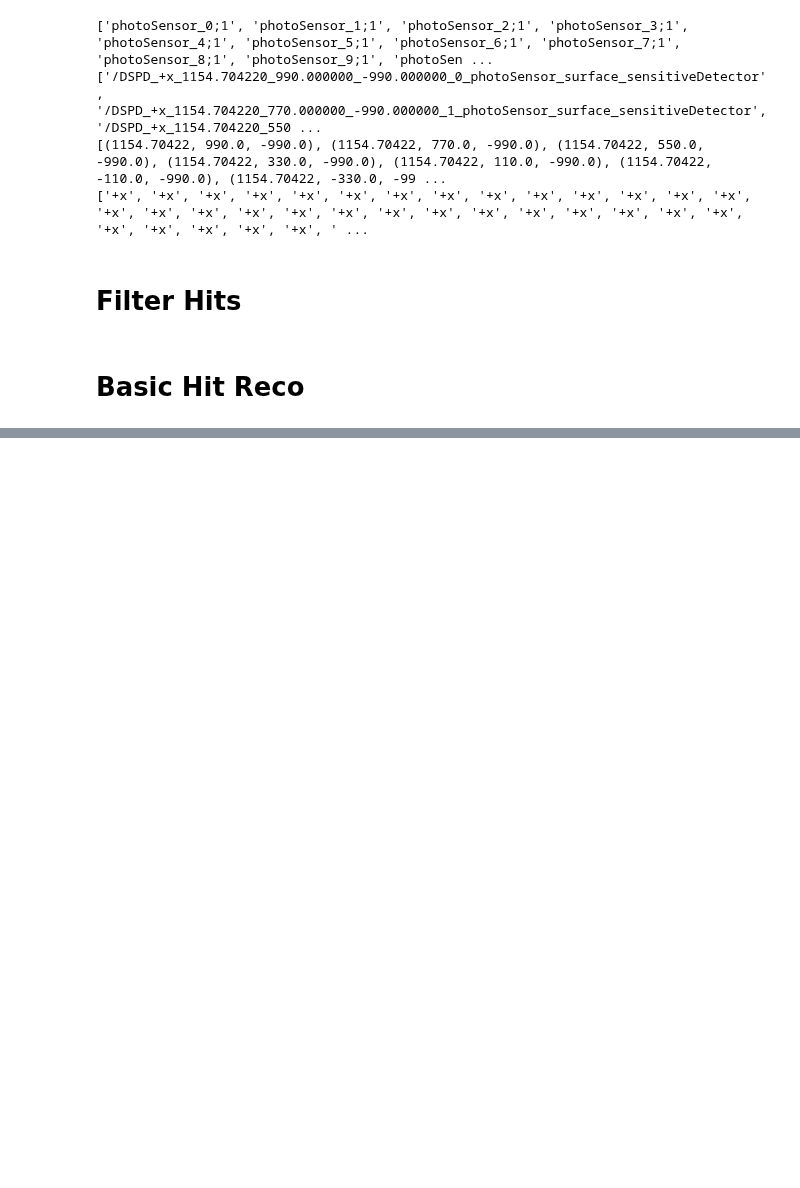
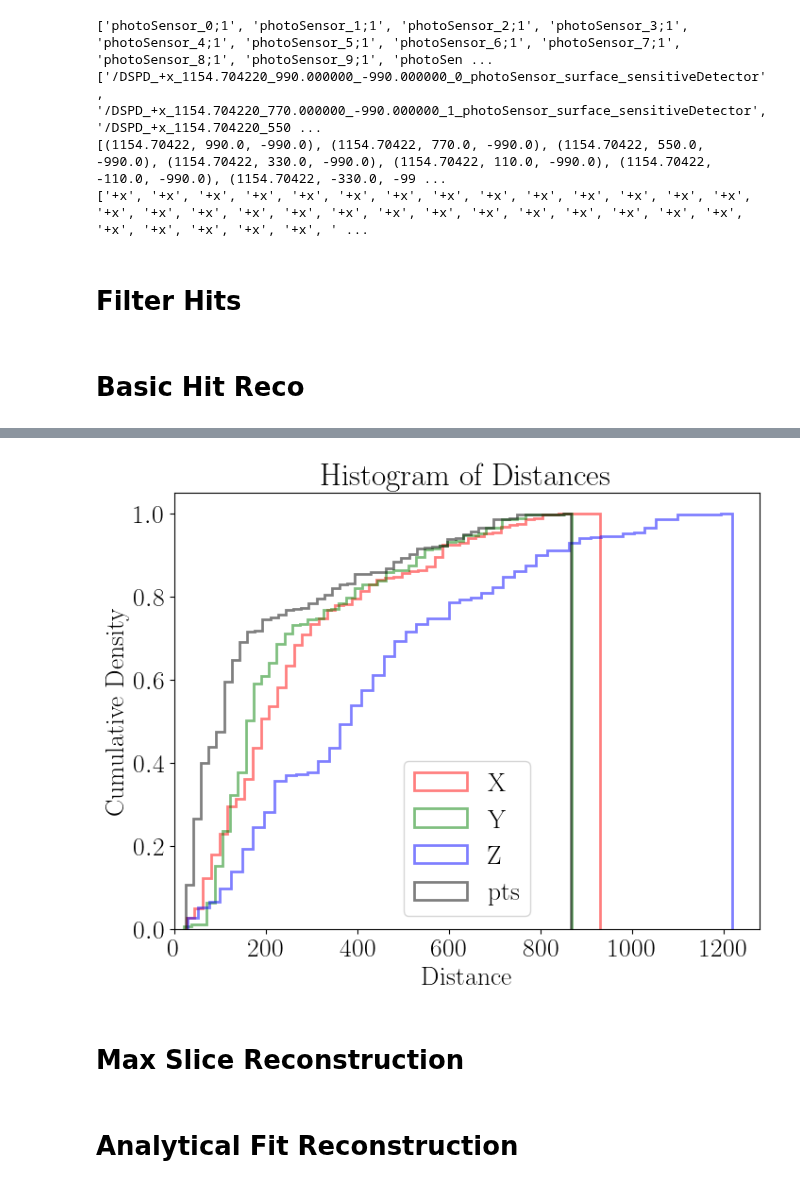
Before and after one commit to Noah-Everett/DSPS-Detector, a Jupyter notebook: analysis/trackAnalysis.ipynb, the cells around one changed output, grey strips where cells are left out. Saved outputs shown, nothing was run; the diff lists cells and outputs as text; code cells hidden in the pictures; blank space fills up the shorter version.

```diff
--- a/analysis/trackAnalysis.ipynb
+++ b/analysis/trackAnalysis.ipynb
@@ -101,0 +240,42 @@ plt.show()
+# %%
+# %matplotlib inline
+
+X_true = np.array(df_primary['position'].to_list()).reshape(-1,3)
+X_true = X_true[np.where((X_true[:, 0] <  DETECTOR_SIZE_X_MM) & (X_true[:, 1] <  DETECTOR_SIZE_Y_MM) & (X_true[:, 2] <  DETECTOR_SIZE_Z_MM)
+                       & (X_true[:, 0] > -DETECTOR_SIZE_X_MM) & (X_true[:, 1] > -DETECTOR_SIZE_Y_MM) & (X_true[:, 2] > -DETECTOR_SIZE_Z_MM))]
+distances_X = cdist(np.array(df_primary['position'].to_list()).reshape(-1,3), X)
+distances_X = np.min(distances_X, axis=1)
+
+Y_true = np.array(df_primary['position'].to_list()).reshape(-1,3)
+Y_true = Y_true[np.where((Y_true[:, 0] <  DETECTOR_SIZE_X_MM) & (Y_true[:, 1] <  DETECTOR_SIZE_Y_MM) & (Y_true[:, 2] <  DETECTOR_SIZE_Z_MM)
+                       & (Y_true[:, 0] > -DETECTOR_SIZE_X_MM) & (Y_true[:, 1] > -DETECTOR_SIZE_Y_MM) & (Y_true[:, 2] > -DETECTOR_SIZE_Z_MM))]
+distances_Y = cdist(np.array(df_primary['position'].to_list()).reshape(-1,3), Y)
+distances_Y = np.min(distances_Y, axis=1)
+
+Z_true = np.array(df_primary['position'].to_list()).reshape(-1,3)
+Z_true = Z_true[np.where((Z_true[:, 0] <  DETECTOR_SIZE_X_MM) & (Z_true[:, 1] <  DETECTOR_SIZE_Y_MM) & (Z_true[:, 2] <  DETECTOR_SIZE_Z_MM)
+                       & (Z_true[:, 0] > -DETECTOR_SIZE_X_MM) & (Z_true[:, 1] > -DETECTOR_SIZE_Y_MM) & (Z_true[:, 2] > -DETECTOR_SIZE_Z_MM))]
+distances_Z = cdist(np.array(df_primary['position'].to_list()).reshape(-1,3), Z)
+distances_Z = np.min(distances_Z, axis=1)
+
+pts_true = np.array(df_primary['position'].to_list()).reshape(-1,3)
+pts_true = pts_true[np.where((pts_true[:, 0] <  DETECTOR_SIZE_X_MM) & (pts_true[:, 1] <  DETECTOR_SIZE_Y_MM) & (pts_true[:, 2] <  DETECTOR_SIZE_Z_MM)
+                       & (pts_true[:, 0] > -DETECTOR_SIZE_X_MM) & (pts_true[:, 1] > -DETECTOR_SIZE_Y_MM) & (pts_true[:, 2] > -DETECTOR_SIZE_Z_MM))]
+distances_pts = cdist(np.array(df_primary['position'].to_list()).reshape(-1,3), pts)
+distances_pts = np.min(distances_pts, axis=1)
+
+fig, ax = plt.subplots(figsize=(8, 6))
+ax.hist(distances_X  , bins=50, color='r', alpha=0.5, label='X'  , histtype='step', cumulative=True, density=True, linewidth=2)
+ax.hist(distances_Y  , bins=50, color='g', alpha=0.5, label='Y'  , histtype='step', cumulative=True, density=True, linewidth=2)
+ax.hist(distances_Z  , bins=50, color='b', alpha=0.5, label='Z'  , histtype='step', cumulative=True, density=True, linewidth=2)
+ax.hist(distances_pts, bins=50, color='k', alpha=0.5, label='pts', histtype='step', cumulative=True, density=True, linewidth=2)
+ax.set_xlabel('Distance')
+ax.set_ylabel('Cumulative Density')
+ax.set_title('Histogram of Distances')
+ax.set_xlim(xmin=0)
+ax.legend()
+fig.show()
+# %% [output]
+[figure, added]
+# %% [markdown]
+# Max Slice Reconstruction
@@ -101,0 +314,2 @@ plt.show()
+# %% [markdown]
+# Analytical Fit Reconstruction
```
Also changed, not shown: parts of 20 cells of this notebook, 9 other files.
